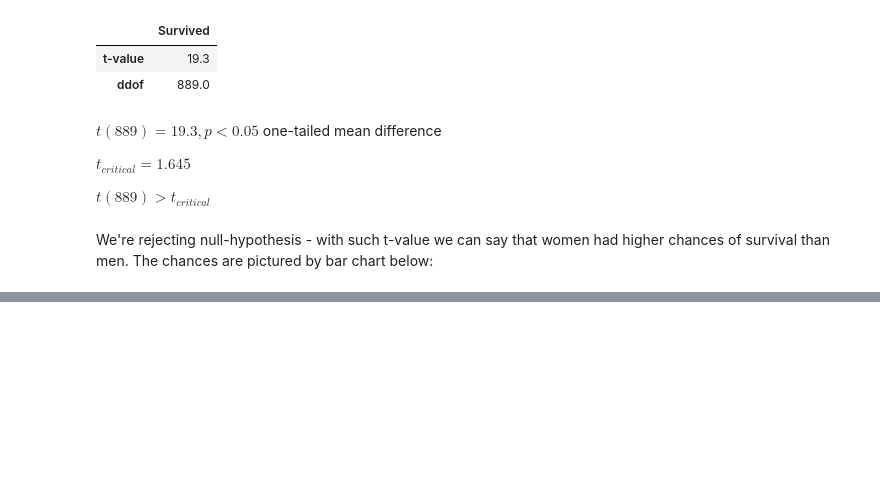
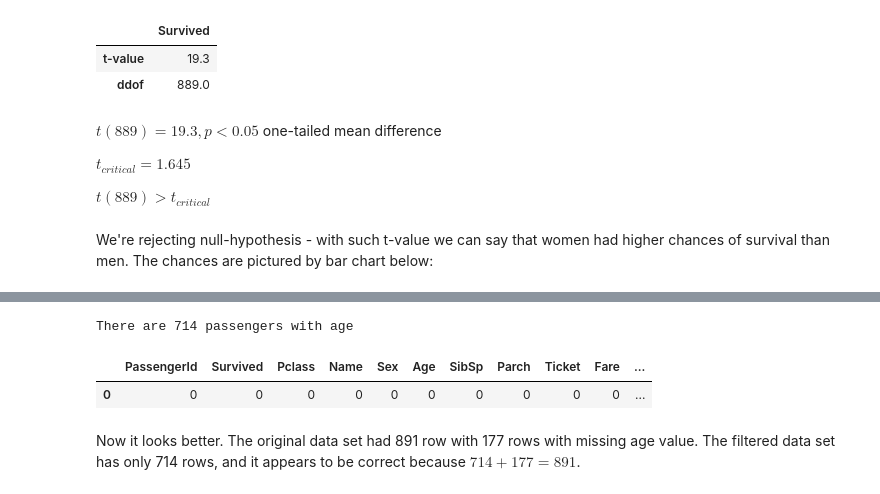
Before and after one commit to gazike/data-analyst-nanodegree, a Jupyter notebook: P2_Titanic/titanic-report.ipynb, the cells around one changed output, grey strips where cells are left out. Saved outputs shown, nothing was run; the diff lists cells and outputs as text; code cells hidden in the pictures; blank space fills up the shorter version.

```diff
--- a/P2_Titanic/titanic-report.ipynb
+++ b/P2_Titanic/titanic-report.ipynb
@@ -236,0 +240,10 @@ plt.xticks([0, 1], ['males', 'females'])
+# %%
+passengers_with_age = passengers[~passengers['Age'].isnull()]
+print(f"There are {len(passengers_with_age.index)} passengers with age")
+nans_count_by_column(passengers_with_age)
+# %% [output]
+There are 714 passengers with age
+|  | PassengerId | Survived | Pclass | Name | Sex | Age | SibSp | Parch | Ticket | Fare | ... |
+| 0 | 0 | 0 | 0 | 0 | 0 | 0 | 0 | 0 | 0 | 0 | ... |
+# %% [markdown]
+Now it looks better. The original data set had 891 row with 177 rows with missing age value. The filtered data set has only 714 rows, and it appears to be correct because $714 + 177 = 891$.
```
Also changed, not shown: parts of 3 cells of this notebook.
